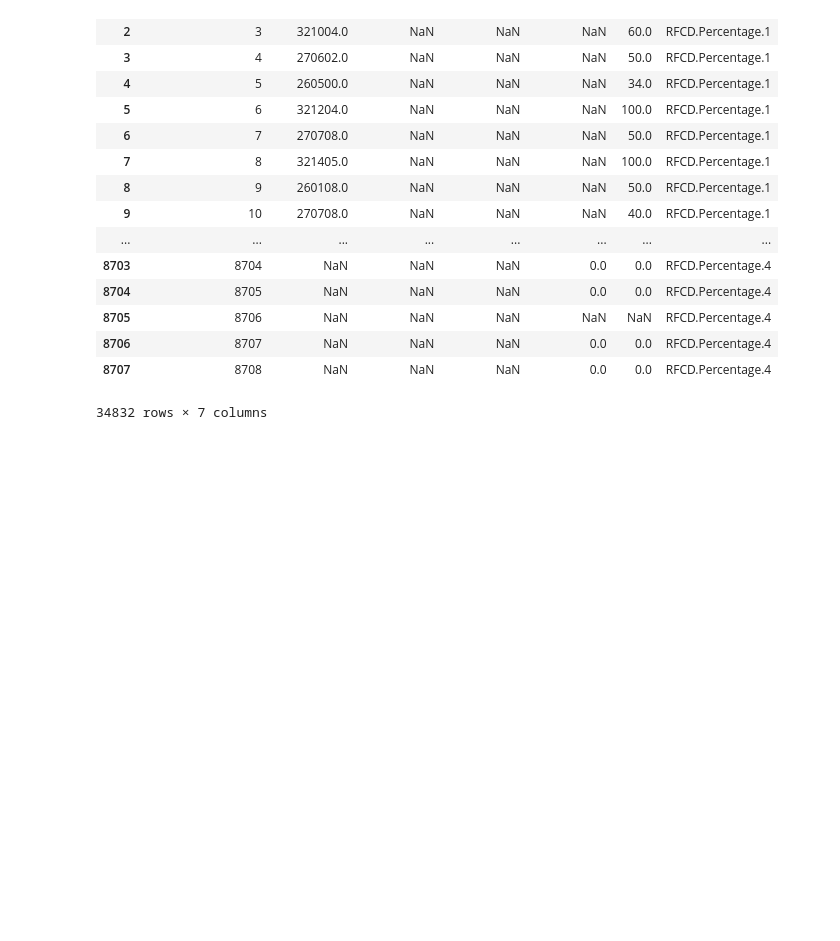
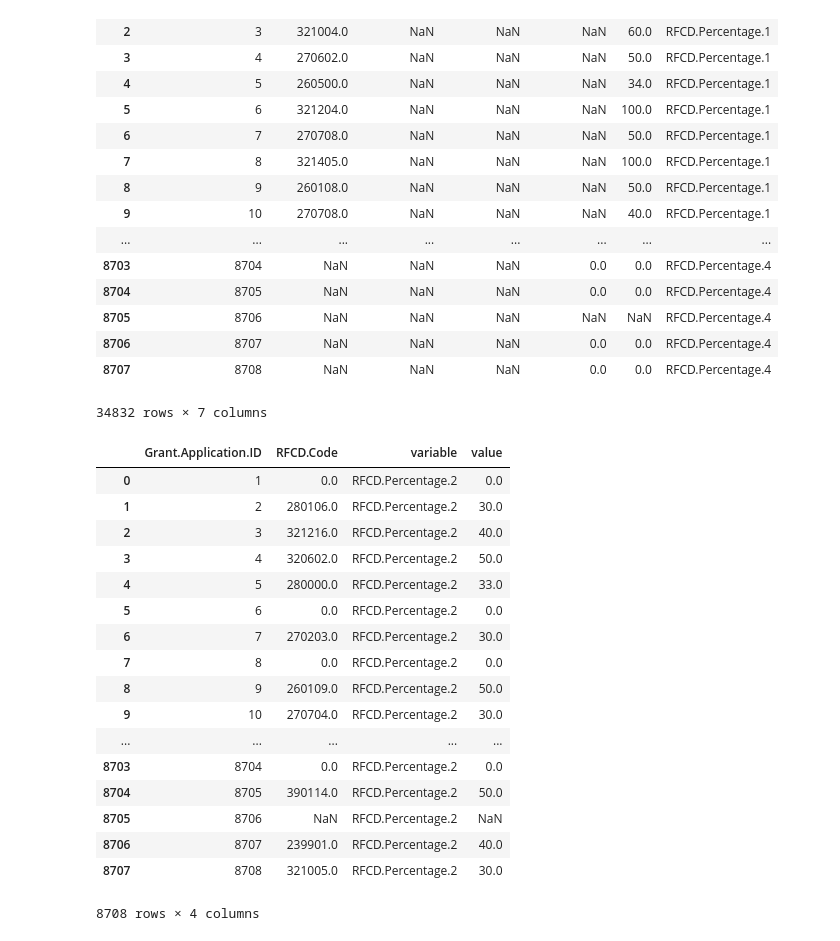
Before and after one commit to diegoami/DSRetreat_Melbourne_DIOLEM, a Jupyter notebook: sandbox/Testmelt.ipynb, the cells around one changed output. Saved outputs shown, nothing was run; the diff lists cells and outputs as text; code cells hidden in the pictures; blank space fills up the shorter version.

```diff
--- a/sandbox/Testmelt.ipynb
+++ b/sandbox/Testmelt.ipynb
@@ -97,0 +100,23 @@ rcd
+# %%
+rcd2 = rfcds.melt( id_vars=['Grant.Application.ID','RFCD.Code.2'], value_vars=['RFCD.Percentage.2']).rename(columns={'RFCD.Code.2': 'RFCD.Code', 'RFCD.Percentage.2' : 'RFCD.Percentage' })
+# %%
+rcd2
+# %% [output]
+|  | Grant.Application.ID | RFCD.Code | variable | value |
+| 0 | 1 | 0.0 | RFCD.Percentage.2 | 0.0 |
+| 1 | 2 | 280106.0 | RFCD.Percentage.2 | 30.0 |
+| 2 | 3 | 321216.0 | RFCD.Percentage.2 | 40.0 |
+| 3 | 4 | 320602.0 | RFCD.Percentage.2 | 50.0 |
+| 4 | 5 | 280000.0 | RFCD.Percentage.2 | 33.0 |
+| 5 | 6 | 0.0 | RFCD.Percentage.2 | 0.0 |
+| 6 | 7 | 270203.0 | RFCD.Percentage.2 | 30.0 |
+| 7 | 8 | 0.0 | RFCD.Percentage.2 | 0.0 |
+| 8 | 9 | 260109.0 | RFCD.Percentage.2 | 50.0 |
+| 9 | 10 | 270704.0 | RFCD.Percentage.2 | 30.0 |
+| ... | ... | ... | ... | ... |
+| 8703 | 8704 | 0.0 | RFCD.Percentage.2 | 0.0 |
+| 8704 | 8705 | 390114.0 | RFCD.Percentage.2 | 50.0 |
+| 8705 | 8706 | NaN | RFCD.Percentage.2 | NaN |
+| 8706 | 8707 | 239901.0 | RFCD.Percentage.2 | 40.0 |
+| 8707 | 8708 | 321005.0 | RFCD.Percentage.2 | 30.0 |
+8708 rows × 4 columns
```
Also changed, not shown: parts of 1 cell of this notebook.
